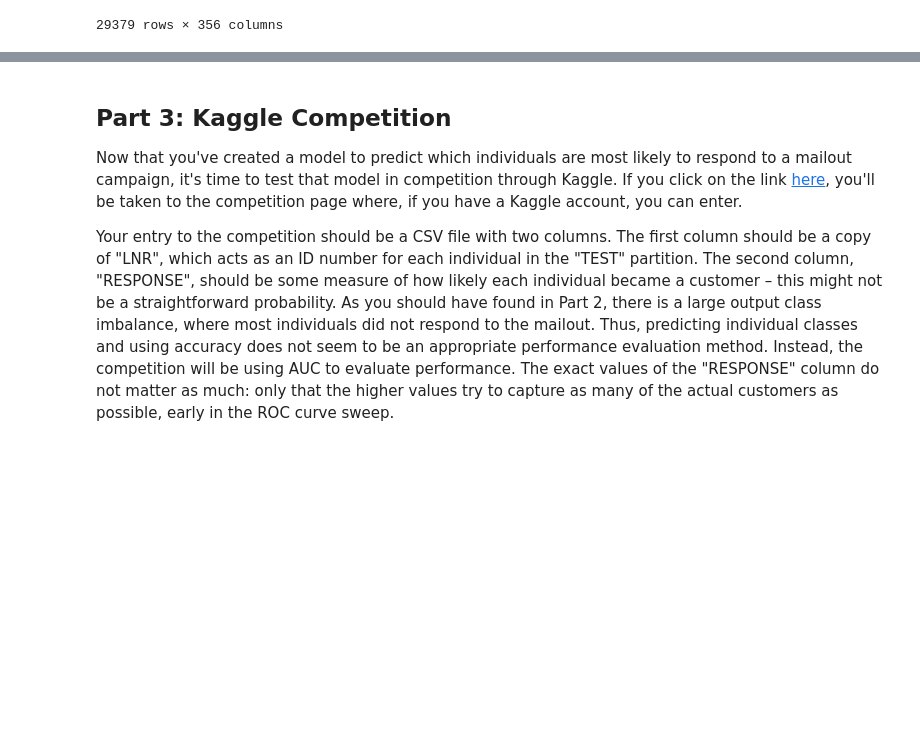
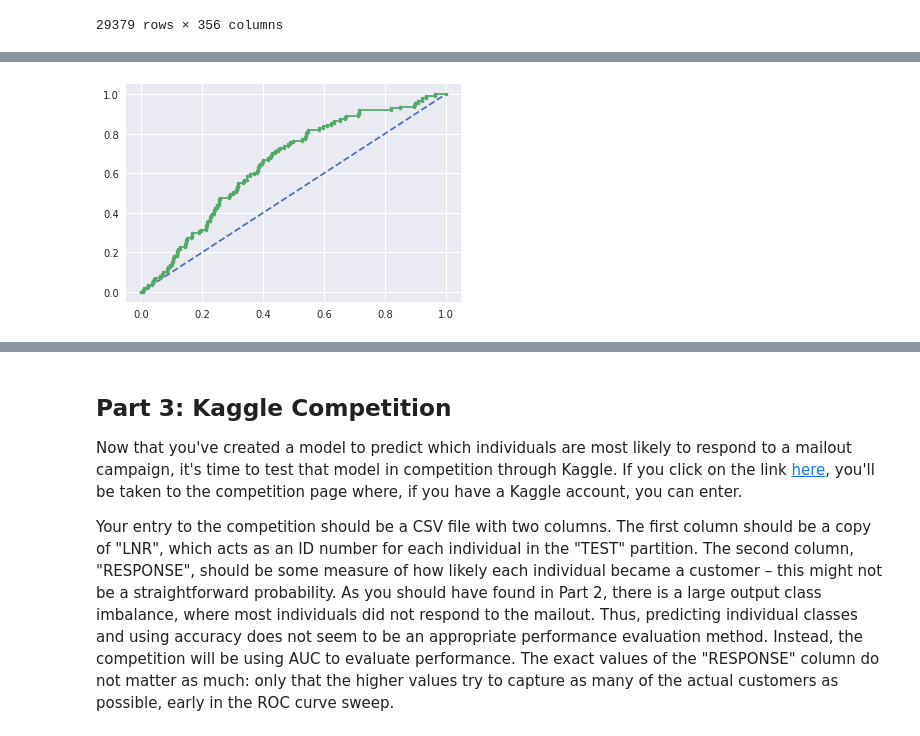
Before and after one commit to fmakayi/Arvato_Project, a Jupyter notebook: Arvato Project Workbook.ipynb, the cells around one changed output, grey strips where cells are left out. Drawn from its saved outputs; the diff is of its cells as text; code cells hidden in the pictures; blank space fills up the shorter version.

```diff
--- a/Arvato Project Workbook.ipynb
+++ b/Arvato Project Workbook.ipynb
@@ -541,0 +547,6 @@ array([[8689,    0],
+# %%
+# generate a no response predictionnr
+nr_probs = [0 for _ in range(len(y_test))]
+# %%
+# predict probabilities
+lr_probs = clf.predict_proba(X_test)
@@ -541,0 +564,6 @@ array([[8689,    0],
+# %%
+# plot the roc curve for the model
+pyplot.plot(nr_fpr, nr_tpr, linestyle='--', label='No Response')
+pyplot.plot(lr_fpr, lr_tpr, marker='.', label='Logistic');
+# %% [output]
+[figure, added]
```
Also changed, not shown: parts of 15 cells of this notebook, 2 other files.
